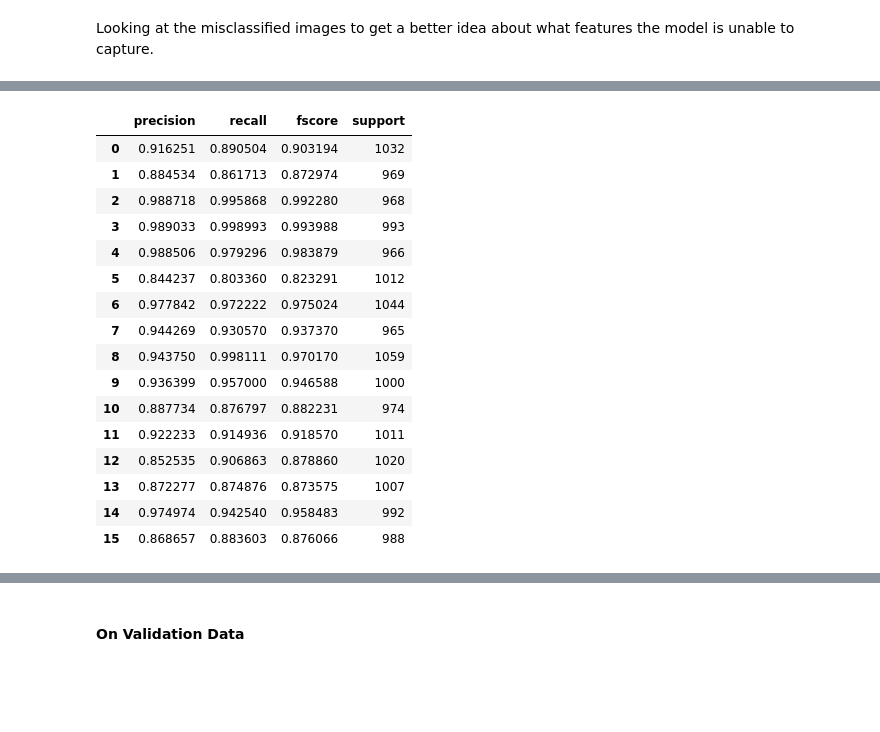
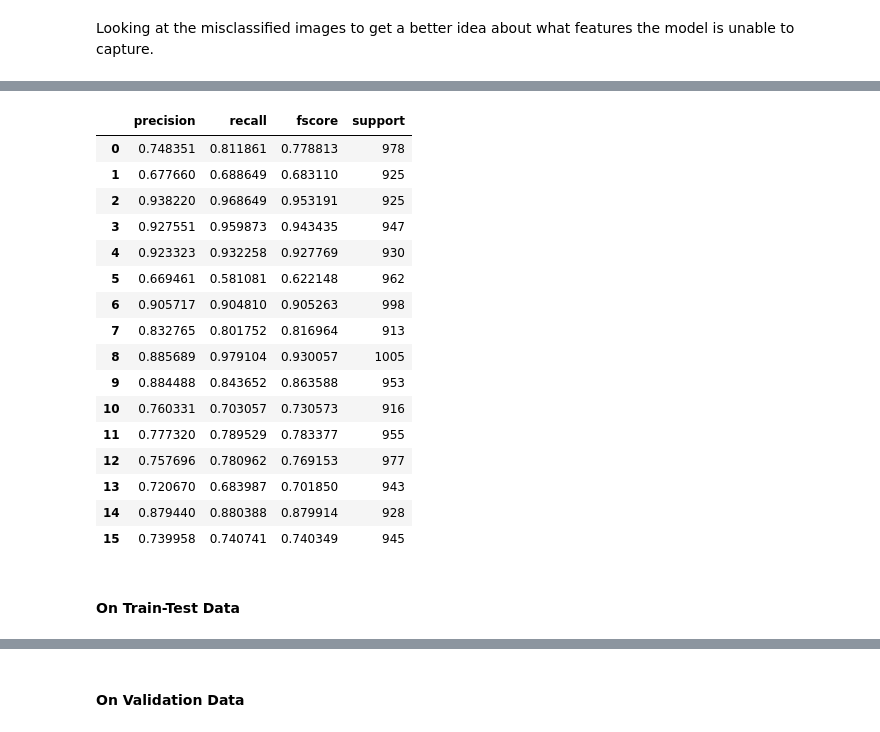
Before and after one commit to RishiDarkDevil/Document-Classification, a Jupyter notebook: EfficientNet-4Piece-Model.ipynb, the cells around one changed output, grey strips where cells are left out. Cells and saved outputs as stored; diff of their text form; code cells hidden in the pictures; blank space fills up the shorter version.

```diff
--- a/EfficientNet-4Piece-Model.ipynb
+++ b/EfficientNet-4Piece-Model.ipynb
@@ -235,13 +316,14 @@ def ftmodel():
     x = Flatten()(inputs)
     x = BatchNormalization()(x)
 
-    top_dropout_rate = 0.2
-    x = Dropout(top_dropout_rate, name='top_dropout_1')(x)
-    x = Dense(1024, name='top_dense_1', kernel_initializer="he_normal", kernel_regularizer=l2(1e-4))(x)
+    top_dropout_rate = 0.5
+    # x = Dropout(top_dropout_rate, name='top_dropout_1')(x)
+    # x = Dense(1024, name='top_dense_1', kernel_initializer="he_normal", kernel_regularizer=l2(5e-5), activation='relu')(x)
+    # x = BatchNormalization()(x)
     x = Dropout(top_dropout_rate, name='top_dropout_2')(x)
-    x = Dense(512, name='top_dense_2', kernel_initializer="he_normal", kernel_regularizer=l2(1e-4))(x)
-    x = Dropout(top_dropout_rate, name='top_dropout_final')(x)
-    outputs = Dense(16, activation='softmax', name='pred')(x)
+    # x = Dense(512, name='top_dense_2', kernel_initializer="he_normal", kernel_regularizer=l2(5e-5), activation='relu')(x)
+    # x = BatchNormalization()(x)
+    outputs = Dense(16, activation='softmax', name='pred', kernel_regularizer=l2(5e-5))(x)
 
     model1 = tf.keras.Model(inputs, outputs, name='EfficientNet-FineTune')
     return model1
@@ -273,16 +358,16 @@ The fine-tuning will be done on the EfficientNet's $1280D$ representation vector
 # %%
 model1.compile(loss = 'sparse_categorical_crossentropy', metrics = ['accuracy'], optimizer = Adam(learning_rate = 0.0003))
 # %%
-# EPOCHS = 2000
-# checkpoint_filepaths = ['./Models/EfficientNet-4P/auto-EffNet-FT-model-weight']
-# model_checkpoint_callback = [tf.keras.callbacks.ModelCheckpoint(
-#     filepath=checkpoint_filepath,
-#     save_weights_only=True,
-#     monitor = "loss",
-#     mode='min',
-#     save_best_only=True) for checkpoint_filepath in checkpoint_filepaths]
+EPOCHS = 1000
+checkpoint_filepaths = ['./Models/EfficientNet-4P/auto-EffNet-FT-model-weight']
+model_checkpoint_callback = [tf.keras.callbacks.ModelCheckpoint(
+    filepath=checkpoint_filepath,
+    save_weights_only=True,
+    monitor = "loss",
+    mode='min',
+    save_best_only=True) for checkpoint_filepath in checkpoint_filepaths]
 # %%
-# history = model1.fit(fine_tune_data, fine_tune_labels, epochs=EPOCHS, batch_size=1600, callbacks=[model_checkpoint_callback])
-# model1.save_weights("./Models/EfficientNet-4P/effnet-4p-model-weights")
+history = model1.fit(fine_tune_data_train, fine_tune_labels_train, epochs=EPOCHS, batch_size=800, validation_data=(fine_tune_data_test, fine_tune_labels_test), validation_batch_size=800, callbacks=[model_checkpoint_callback])
+model1.save_weights("./Models/EfficientNet-4P/effnet-4p-model-weights")
 model1.load_weights('./Models/EfficientNet-4P/effnet-4p-model-weights')
 # %%
@@ -305,5 +392,5 @@ model1.load_weights('./Models/EfficientNet-4P/effnet-4p-model-weights')
 # %% [markdown]
 Now, after the model is being trained, we will look at the performance of the model on the training set.
 # %%
-train_preds = model1.predict(fine_tune_data)
+train_preds = model1.predict(fine_tune_data_train)
 # %% [output]
@@ -341,26 +428,28 @@ mis_train_data
 # %%
-precision, recall, fscore, support = score(labels['label'], train_pred_labels)
+precision, recall, fscore, support = score(train_labels['label'], train_pred_labels)
 pd.DataFrame({
     'precision': precision,
     'recall': recall,
     'fscore': fscore,
     'support': support
 })
 # %% [output]
 |  | precision | recall | fscore | support |
-| 0 | 0.916251 | 0.890504 | 0.903194 | 1032 |
-| 1 | 0.884534 | 0.861713 | 0.872974 | 969 |
-| 2 | 0.988718 | 0.995868 | 0.992280 | 968 |
-| 3 | 0.989033 | 0.998993 | 0.993988 | 993 |
-| 4 | 0.988506 | 0.979296 | 0.983879 | 966 |
-| 5 | 0.844237 | 0.803360 | 0.823291 | 1012 |
-| 6 | 0.977842 | 0.972222 | 0.975024 | 1044 |
-| 7 | 0.944269 | 0.930570 | 0.937370 | 965 |
-| 8 | 0.943750 | 0.998111 | 0.970170 | 1059 |
-| 9 | 0.936399 | 0.957000 | 0.946588 | 1000 |
-| 10 | 0.887734 | 0.876797 | 0.882231 | 974 |
-| 11 | 0.922233 | 0.914936 | 0.918570 | 1011 |
-| 12 | 0.852535 | 0.906863 | 0.878860 | 1020 |
-| 13 | 0.872277 | 0.874876 | 0.873575 | 1007 |
-| 14 | 0.974974 | 0.942540 | 0.958483 | 992 |
-| 15 | 0.868657 | 0.883603 | 0.876066 | 988 |
+| 0 | 0.748351 | 0.811861 | 0.778813 | 978 |
+| 1 | 0.677660 | 0.688649 | 0.683110 | 925 |
+| 2 | 0.938220 | 0.968649 | 0.953191 | 925 |
+| 3 | 0.927551 | 0.959873 | 0.943435 | 947 |
+| 4 | 0.923323 | 0.932258 | 0.927769 | 930 |
+| 5 | 0.669461 | 0.581081 | 0.622148 | 962 |
+| 6 | 0.905717 | 0.904810 | 0.905263 | 998 |
+| 7 | 0.832765 | 0.801752 | 0.816964 | 913 |
+| 8 | 0.885689 | 0.979104 | 0.930057 | 1005 |
+| 9 | 0.884488 | 0.843652 | 0.863588 | 953 |
+| 10 | 0.760331 | 0.703057 | 0.730573 | 916 |
+| 11 | 0.777320 | 0.789529 | 0.783377 | 955 |
+| 12 | 0.757696 | 0.780962 | 0.769153 | 977 |
+| 13 | 0.720670 | 0.683987 | 0.701850 | 943 |
+| 14 | 0.879440 | 0.880388 | 0.879914 | 928 |
+| 15 | 0.739958 | 0.740741 | 0.740349 | 945 |
+# %% [markdown]
+#### On Train-Test Data
```
Also changed, not shown: parts of 32 cells of this notebook.
